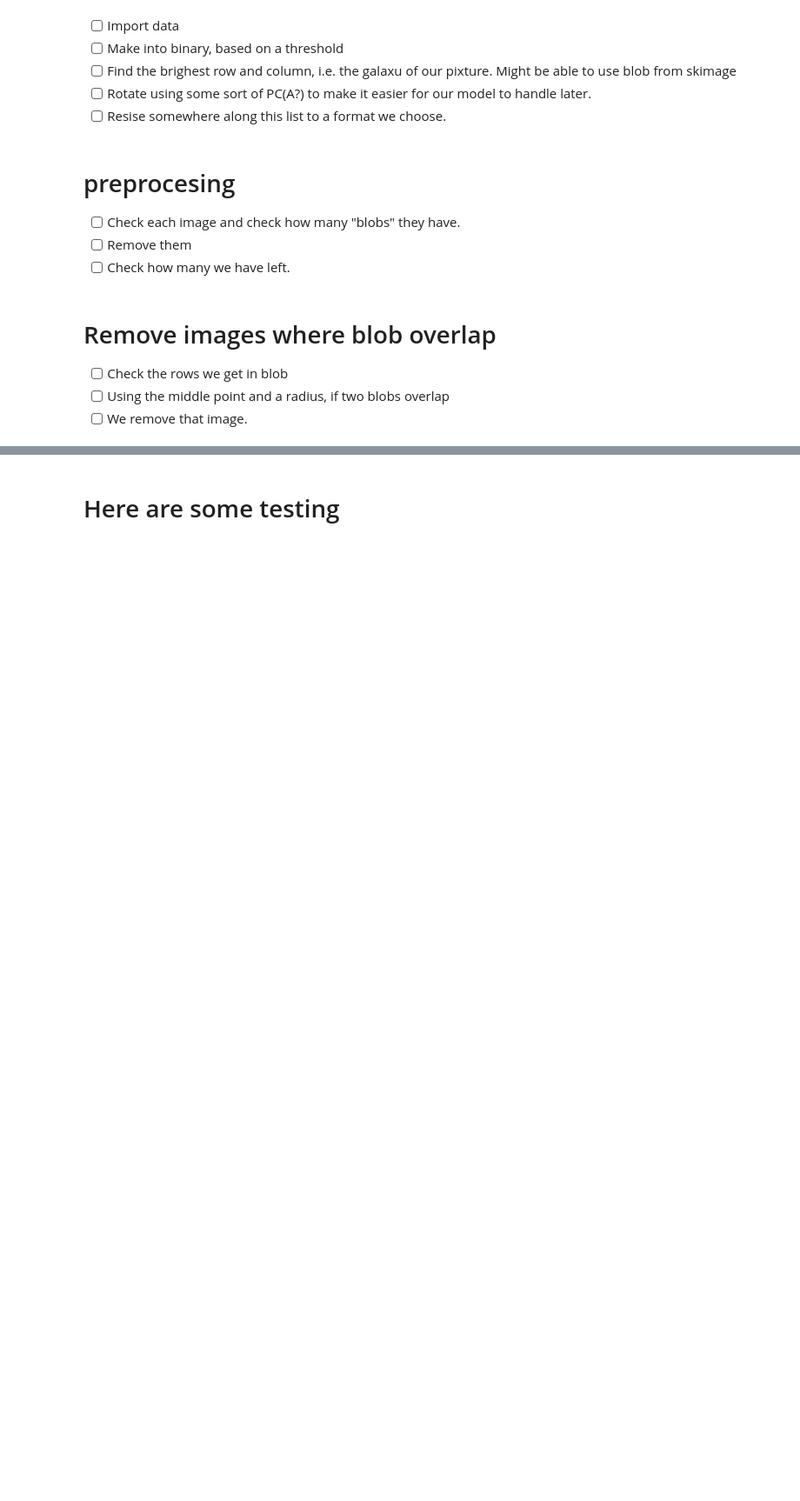
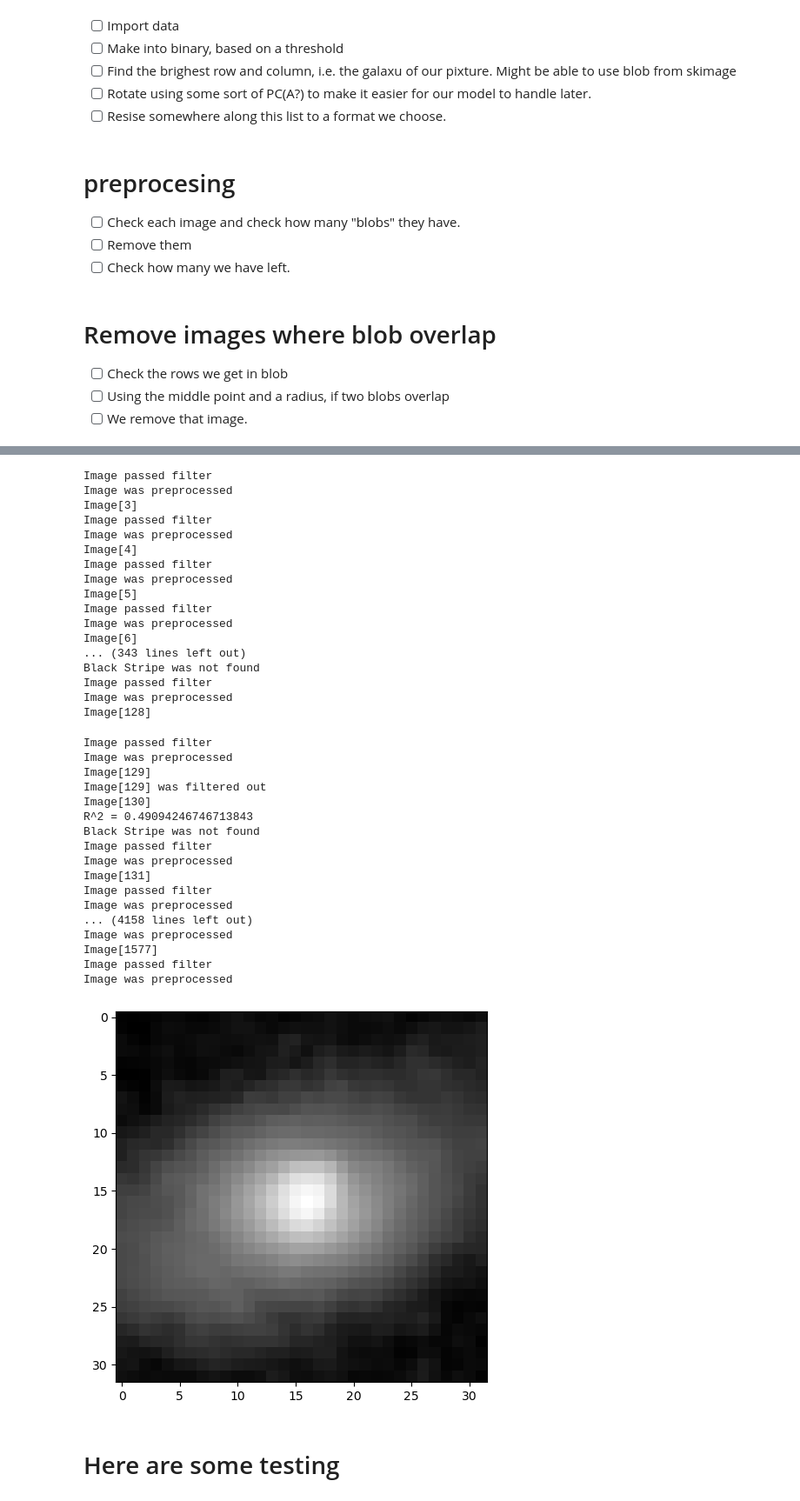
Before and after one commit to Uplink036/ClusteringGalaxies, a Jupyter notebook: DV2599.ipynb, the cells around one changed output, grey strips where cells are left out. Shown at 87% size. Cells and saved outputs as stored; diff of their text form; code cells hidden in the pictures; blank space fills up the shorter version.

Commit message:
Begining of image input to model

```diff
--- a/DV2599.ipynb
+++ b/DV2599.ipynb
@@ -305,7 +308,7 @@ def preprocess_image(img, galaxy, verbose=False):
     angle = get_rotation_on_image(cropped_exposed_img, verbose=verbose)
     rotated_image = ski.transform.rotate(gray_img, angle)
     cropped_rotated_img = cropp_image(rotated_image, galaxy.center[0], galaxy.center[1], galaxy.radius)
-    resized_cropped_rotated_image = ski.transform.resize(cropped_rotated_img, (128, 128))
+    resized_cropped_rotated_image = ski.transform.resize(cropped_rotated_img, (32, 32))
     resized_cropped_rotated_image = ski.exposure.rescale_intensity(resized_cropped_rotated_image)
     return resized_cropped_rotated_image
 # %%
@@ -316,10 +319,15 @@ VERBOSE = True
 VERBOSE_FUNCTIONS = False
 # Check if the folder, images_training_subfolder31, exists
 FOLDER_OF_INTEREST = "images_training_subfolder31"
+FOLDER_OF_PREPPED_IMAGES = "prepped_images"
 
 if not os.path.isdir(FOLDER_OF_INTEREST):
     print(f"The folder {FOLDER_OF_INTEREST} does not exist. Please download from the Kaggle website and split if needed.")
     raise SystemExit
+
+if not os.path.isdir(f"./{FOLDER_OF_PREPPED_IMAGES}/{FOLDER_OF_INTEREST}"):
+    os.mkdir(f"./{FOLDER_OF_PREPPED_IMAGES}/{FOLDER_OF_INTEREST}")
+
 image_collection = ski.io.imread_collection(f"./{FOLDER_OF_INTEREST}/*.jpg", conserve_memory=True)
 for index, image in enumerate(image_collection):
     if VERBOSE:
@@ -342,11 +350,10 @@ for index, image in enumerate(image_collection):
         # Make it a tiff file
         image = ski.img_as_ubyte(preprocessed_image)
         # If the folder does not exist, create it
-        if not os.path.isdir(f"./prepped_images/{FOLDER_OF_INTEREST}"):
-            os.mkdir(f"./prepped_images/{FOLDER_OF_INTEREST}")
-        ski.io.imsave(f"./prepped_images/{FOLDER_OF_INTEREST}/{index}.tiff", image)
+        ski.io.imsave(f"./{FOLDER_OF_PREPPED_IMAGES}/{FOLDER_OF_INTEREST}/{index}.tiff", image)
 
     if VERBOSE:
         print("Image was preprocessed")
 
         ski.io.imshow(preprocessed_image)
+# %% [output]
@@ -352,0 +367,35 @@ for index, image in enumerate(image_collection):
+Image passed filter
+Image was preprocessed
+Image[3]
+Image passed filter
+Image was preprocessed
+Image[4]
+Image passed filter
+Image was preprocessed
+Image[5]
+Image passed filter
+Image was preprocessed
+Image[6]
+... (343 lines left out)
+Black Stripe was not found
+Image passed filter
+Image was preprocessed
+Image[128]
+Image passed filter
+Image was preprocessed
+Image[129]
+Image[129] was filtered out
+Image[130]
+R^2 = 0.49094246746713843
+Black Stripe was not found
+Image passed filter
+Image was preprocessed
+Image[131]
+Image passed filter
+Image was preprocessed
+... (4158 lines left out)
+Image was preprocessed
+Image[1577]
+Image passed filter
+Image was preprocessed
+[figure, added]
```
Also changed, not shown: parts of 9 cells of this notebook.
